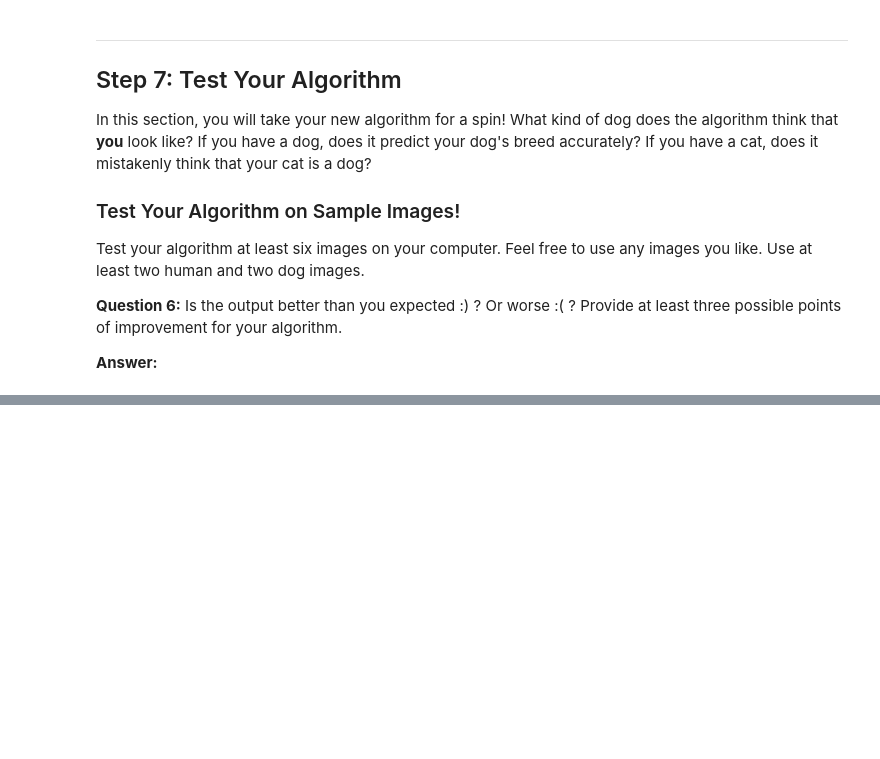
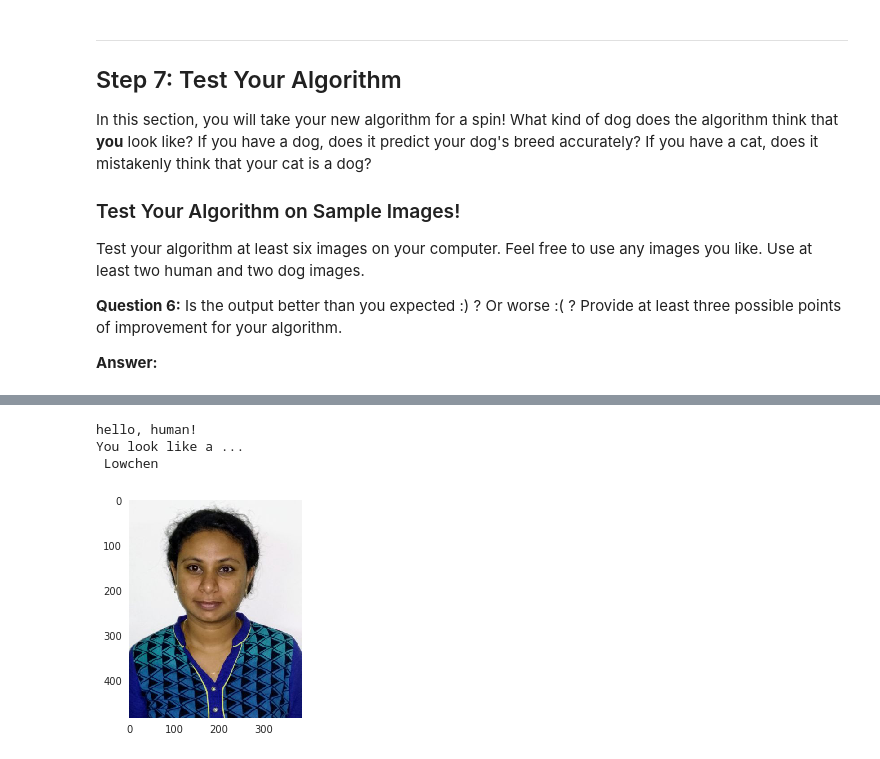
Before and after one commit to neethupanackal/dog-project, a Jupyter notebook: dog_app.ipynb, the cells around one changed output, grey strips where cells are left out. Saved outputs shown, nothing was run; the diff lists cells and outputs as text; code cells hidden in the pictures; blank space fills up the shorter version.

```diff
--- a/dog_app.ipynb
+++ b/dog_app.ipynb
@@ -791,0 +795,7 @@ Downloading data from https://github.com/fchollet/deep-learning-models/releases/
+# %%
+human_dog_detector('images/neethu_2_small.jpg');
+# %% [output]
+hello, human!
+You look like a ...
+ Lowchen
+[figure, added]
```
Also changed, not shown: parts of 7 cells of this notebook, 1 other file.
